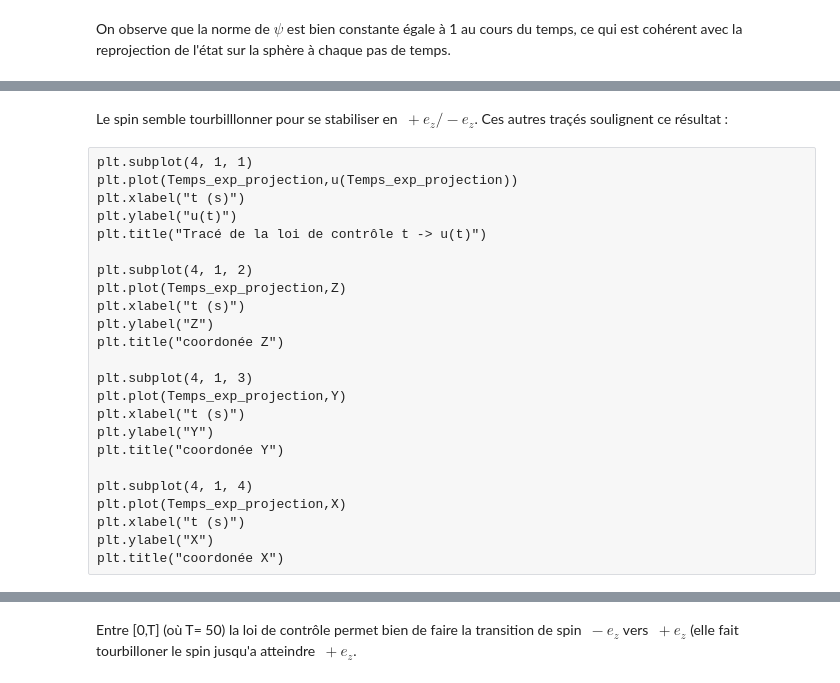
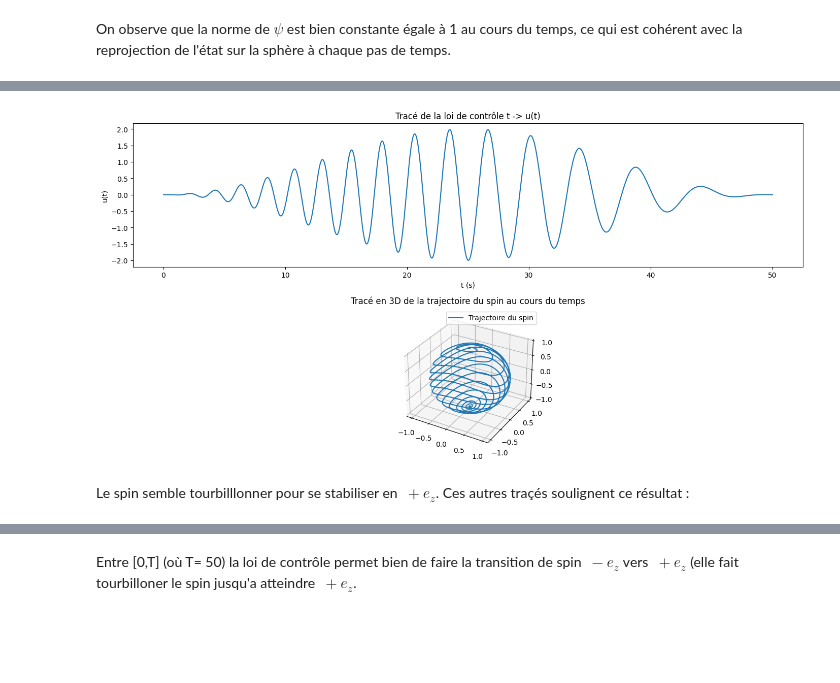
Before and after one commit to bavrillon/Projet-Maths-2---Equations-Diff-rentielles, a Jupyter notebook: Projet ED - Groupe 28.ipynb, the cells around one changed output, grey strips where cells are left out. Cells and saved outputs as stored; diff of their text form; code cells hidden in the pictures; blank space fills up the shorter version.

```diff
--- a/Projet ED - Groupe 28.ipynb
+++ b/Projet ED - Groupe 28.ipynb
@@ -317,26 +295,28 @@ plt.show()
+# %%
+plt.figure()
+
+# Tracé de la loi de contrôle t -> u(t) :
+
+plt.subplot(2, 1, 1)
+plt.plot(Temps_exp_projection,u(Temps_exp_projection))
+plt.xlabel("t (s)")
+plt.ylabel("u(t)")
+plt.title("Tracé de la loi de contrôle t -> u(t)")
+
+# Tracé de la trajectoire du spin t -> psi(t) en 3D :
+
+ax = plt.subplot(2, 1, 2, projection='3d')
+X = Résolution_exp_projection[1][:, 0]
+Y = Résolution_exp_projection[1][:, 1]
+Z = Résolution_exp_projection[1][:, 2]
+
+ax.plot(X, Y, Z, label="Trajectoire du spin")
+ax.legend()
+ax.set_title("Tracé en 3D de la trajectoire du spin au cours du temps")
+
+plt.tight_layout()
+plt.show()
+# %% [output]
+[figure, added]
 # %% [markdown]
-Le spin semble tourbilllonner pour se stabiliser en $\ +e_z/-e_z$. Ces autres traçés soulignent ce résultat :
+Le spin semble tourbilllonner pour se stabiliser en $\ +e_z$. Ces autres traçés soulignent ce résultat :
-# %% [raw]
-plt.subplot(4, 1, 1)
-plt.plot(Temps_exp_projection,u(Temps_exp_projection))
-plt.xlabel("t (s)")
-plt.ylabel("u(t)")
-plt.title("Tracé de la loi de contrôle t -> u(t)")
-
-plt.subplot(4, 1, 2)
-plt.plot(Temps_exp_projection,Z)
-plt.xlabel("t (s)")
-plt.ylabel("Z")
-plt.title("coordonée Z")
-
-plt.subplot(4, 1, 3)
-plt.plot(Temps_exp_projection,Y)
-plt.xlabel("t (s)")
-plt.ylabel("Y")
-plt.title("coordonée Y")
-
-plt.subplot(4, 1, 4)
-plt.plot(Temps_exp_projection,X)
-plt.xlabel("t (s)")
-plt.ylabel("X")
-plt.title("coordonée X")
```
Also changed, not shown: parts of 10 cells of this notebook.
